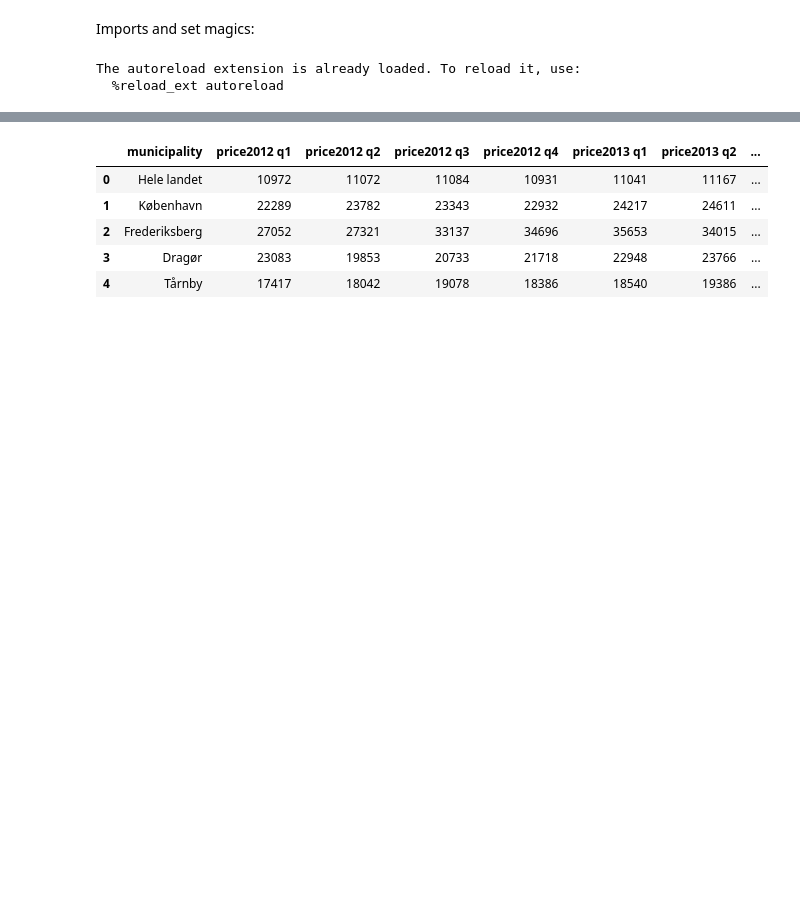
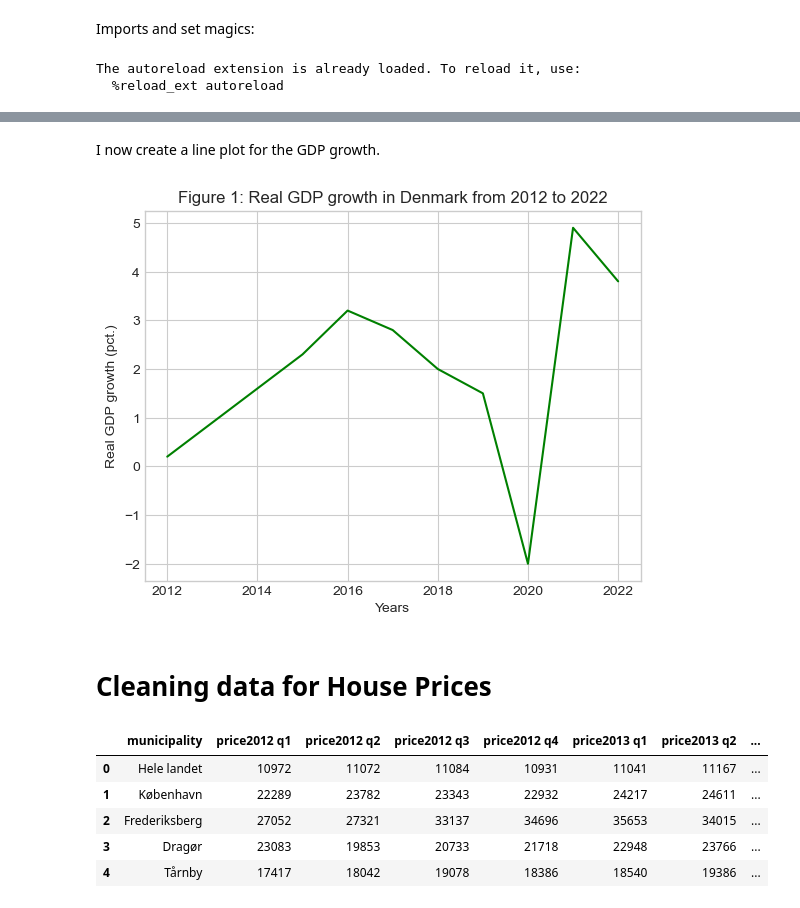
Before and after one commit to NumEconCopenhagen/projects-2023-lnp953, a Jupyter notebook: dataproject/dataproject.ipynb, the cells around one changed output, grey strips where cells are left out. Drawn from its saved outputs; the diff is of its cells as text; code cells hidden in the pictures; blank space fills up the shorter version.

```diff
--- a/dataproject/dataproject.ipynb
+++ b/dataproject/dataproject.ipynb
@@ -37,3 +112,28 @@ df_hp = pd.read_excel('Houseprices.xlsx', skiprows=2)
+# %% [markdown]
+
+I now create a line plot for the GDP growth.
+# %%
+#Creating lists to create a line plot
+#x-axis
+years_GDP = []
+
+for year in range(2012, 2023):
+    years_GDP.append(year)
+
+#y-axis
+#HVORDAN KAN DET GØRES SMARTERE???
+GDP_growth = [0.2, 0.9, 1.6, 2.3, 3.2, 2.8, 2.0, 1.5, -2.0, 4.9, 3.8]
+# %%
+# creating a line plot
+plt.plot(years_GDP, GDP_growth, linestyle='-', color='Green')
+plt.xlabel('Years')
+plt.ylabel('Real GDP growth (pct.)')
+plt.title('Figure 1: Real GDP growth in Denmark from 2012 to 2022')
+plt.show()
+# %% [output]
+[figure, added]
+# %% [markdown]
+# Cleaning data for House Prices
 # %%
 #Cleaning data for Houseprices
 
```
Also changed, not shown: parts of 22 cells of this notebook, 3 other files.
